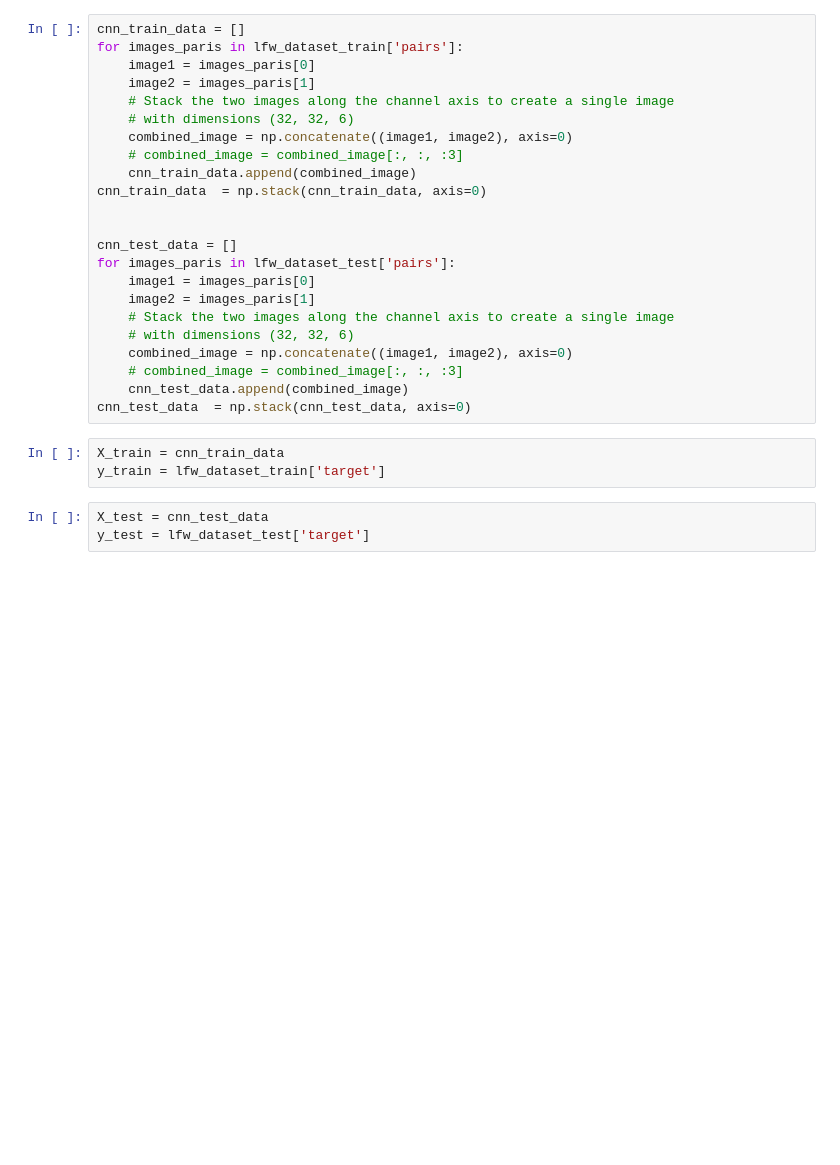
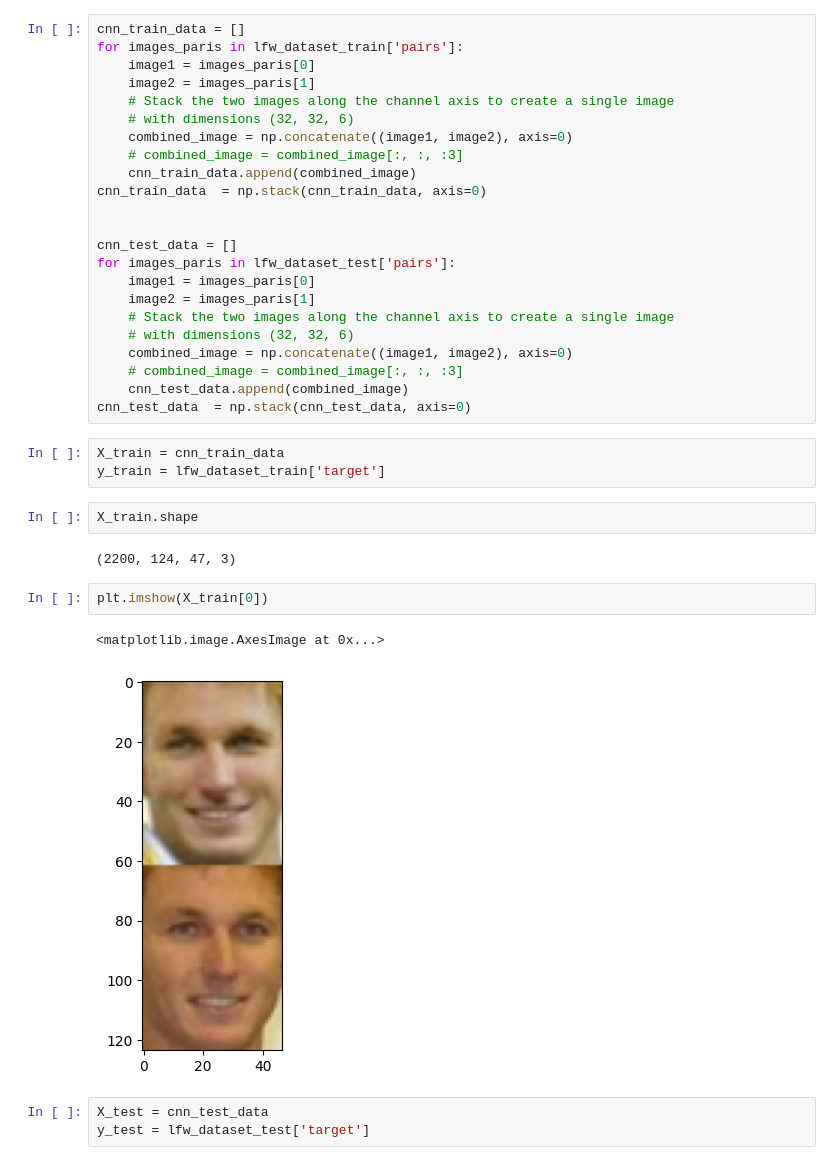
Before and after one commit to Adeeba0311/Labeled-Faces-in-the-Wild, a Jupyter notebook: src/pair_dataset/Resnet_50_model.ipynb, the cells around one changed output. Cells and saved outputs as stored; diff of their text form; blank space fills up the shorter version.

```diff
--- a/src/pair_dataset/Resnet_50_model.ipynb
+++ b/src/pair_dataset/Resnet_50_model.ipynb
@@ -97,6 +111,15 @@ cnn_test_data  = np.stack(cnn_test_data, axis=0)
 # %%
 X_train = cnn_train_data
 y_train = lfw_dataset_train['target']
+# %%
+X_train.shape
+# %% [output]
+(2200, 124, 47, 3)
+# %%
+plt.imshow(X_train[0])
+# %% [output]
+<matplotlib.image.AxesImage at 0x...>
+[figure, added]
 # %%
 X_test = cnn_test_data
 y_test = lfw_dataset_test['target']
```
Also changed, not shown: parts of 3 cells of this notebook, 9 other files.
